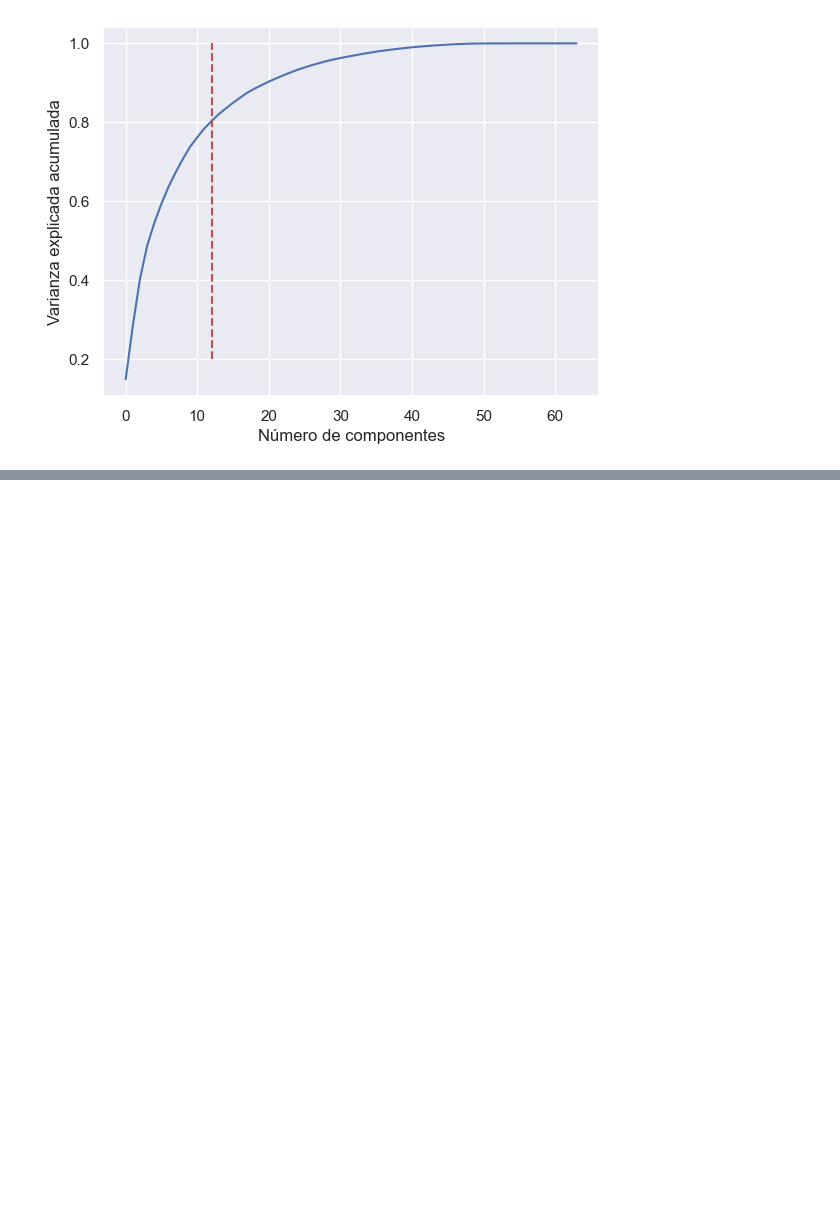
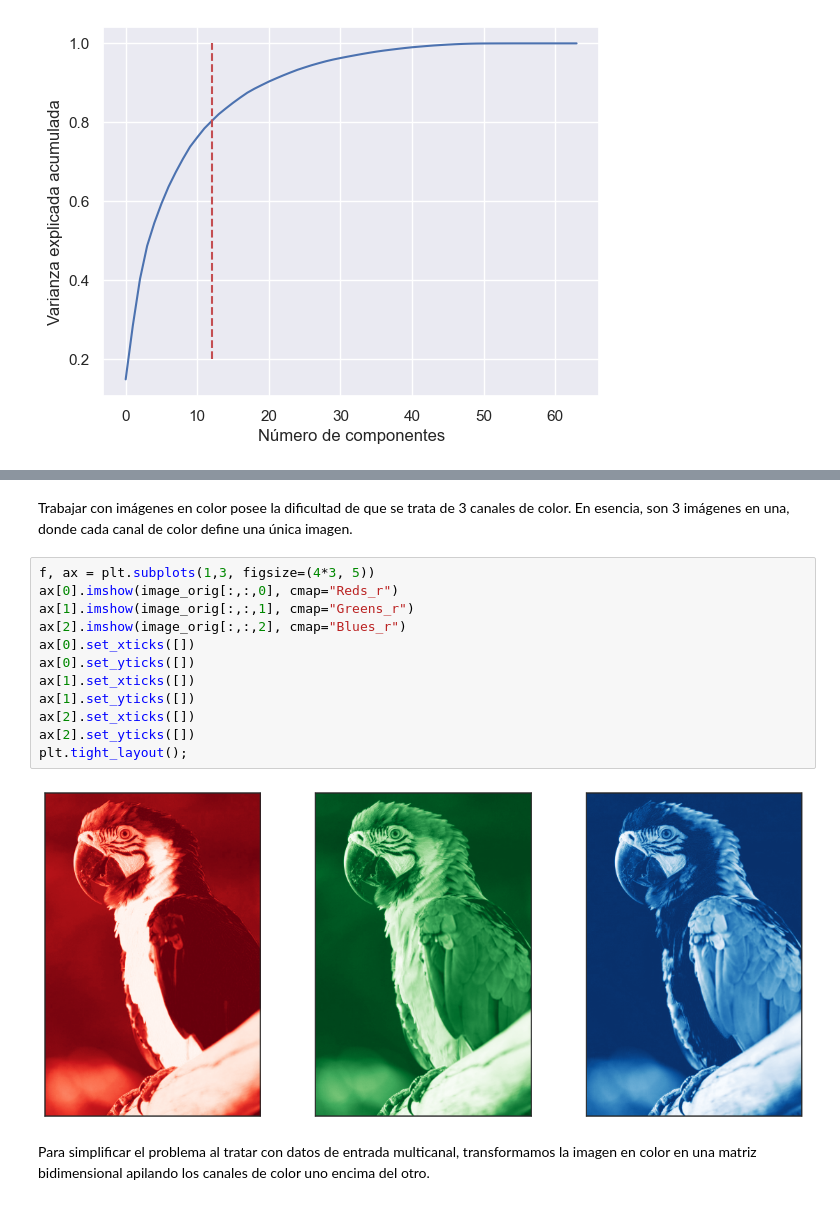
Before and after one commit to jcruz-ferreyra/aprMaqI_CEIA, a Jupyter notebook: clase6/jupyter_notebooks/pca.ipynb, the cells around one changed output, grey strips where cells are left out. Drawn from its saved outputs; the diff is of its cells as text; blank space fills up the shorter version.

```diff
--- a/clase6/jupyter_notebooks/pca.ipynb
+++ b/clase6/jupyter_notebooks/pca.ipynb
@@ -233,0 +248,18 @@ Un ejemplo muy visual
+# %% [markdown]
+Trabajar con imágenes en color posee la dificultad de que se trata de 3 canales de color. En esencia, son 3 imágenes en una, donde cada canal de color define una única imagen.
+# %%
+f, ax = plt.subplots(1,3, figsize=(4*3, 5))
+ax[0].imshow(image_orig[:,:,0], cmap="Reds_r")
+ax[1].imshow(image_orig[:,:,1], cmap="Greens_r")
+ax[2].imshow(image_orig[:,:,2], cmap="Blues_r")
+ax[0].set_xticks([])
+ax[0].set_yticks([])
+ax[1].set_xticks([])
+ax[1].set_yticks([])
+ax[2].set_xticks([])
+ax[2].set_yticks([])
+plt.tight_layout();
+# %% [output]
+[figure, added]
+# %% [markdown]
+Para simplificar el problema al tratar con datos de entrada multicanal, transformamos la imagen en color en una matriz bidimensional apilando los canales de color uno encima del otro.
```
Also changed, not shown: parts of 16 cells of this notebook, 1 other file.
